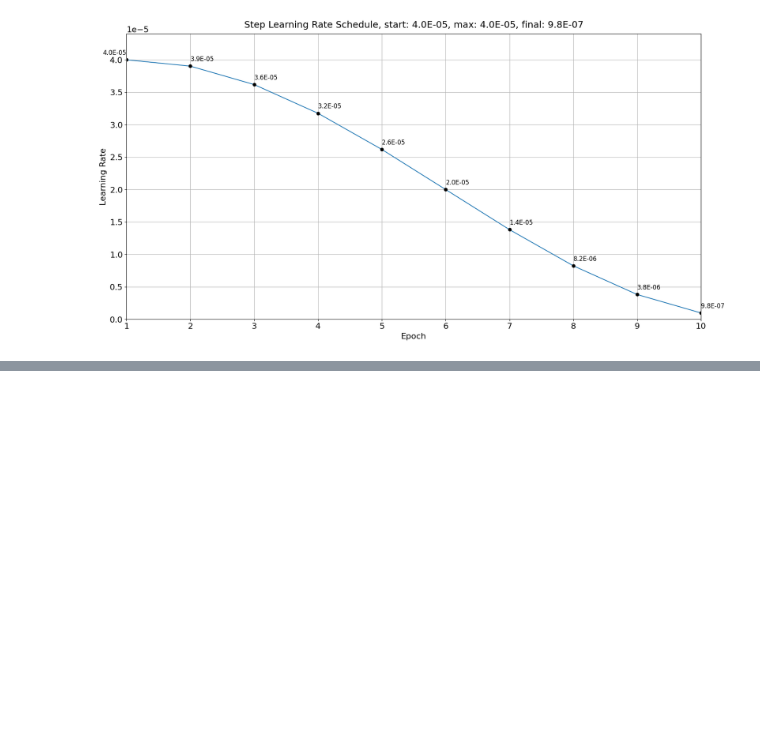
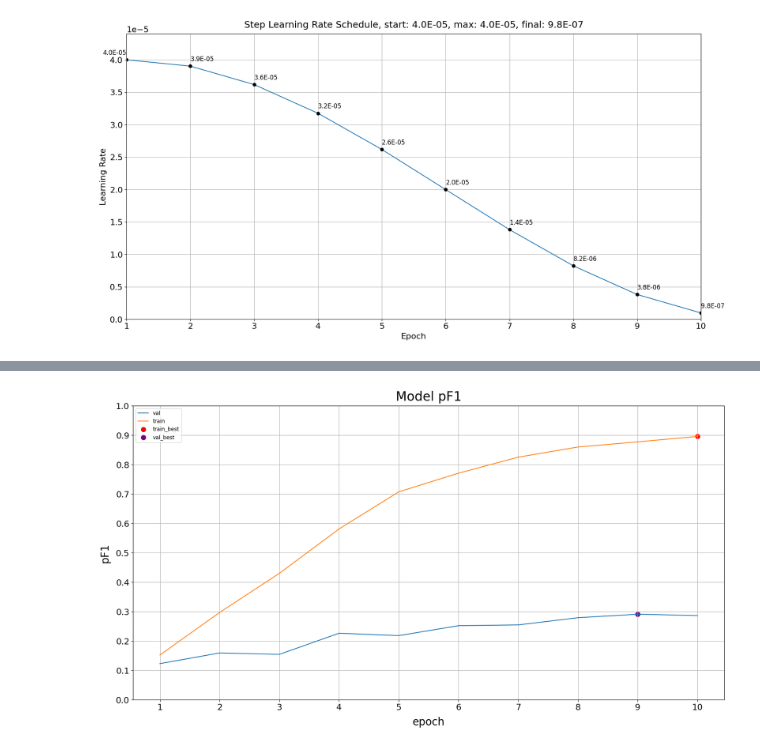
Before and after one commit to Graham-Broughton/cancer, a Jupyter notebook: notebooks/3.ConvNet_TPU.ipynb, the cells around one changed output, grey strips where cells are left out. Cells and saved outputs as stored; diff of their text form; code cells hidden in the pictures; blank space fills up the shorter version.

```diff
--- a/notebooks/3.ConvNet_TPU.ipynb
+++ b/notebooks/3.ConvNet_TPU.ipynb
@@ -555,0 +701,4 @@ Epoch 1/10
+# %%
+plot_history_metric('pF1', ylim=[0,1], yticks=np.arange(0.0, 1.1, 0.1))
+# %% [output]
+[figure, added]
```
Also changed, not shown: parts of 20 cells of this notebook, 7 other files.
